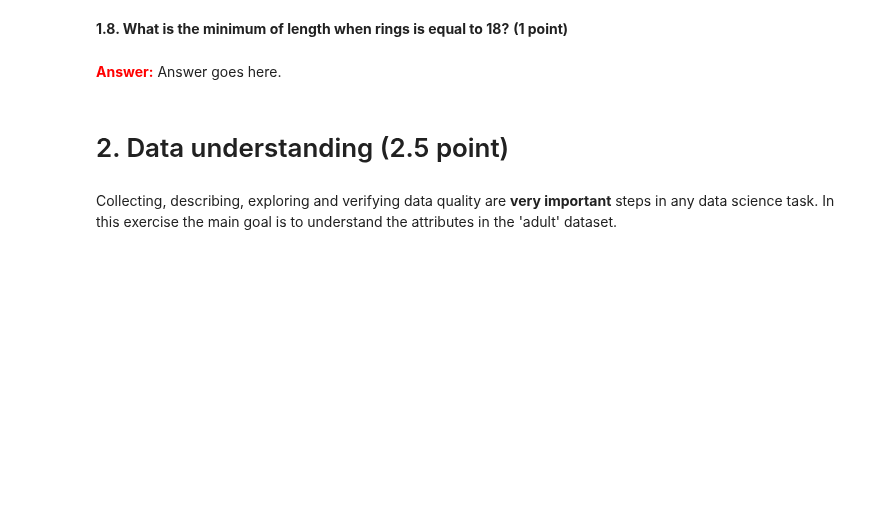
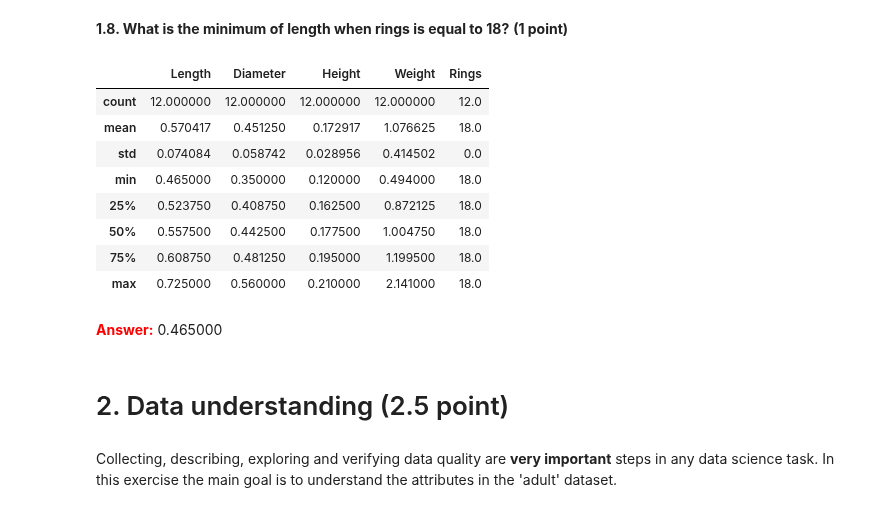
Before and after one commit to enliktjioe/bda2020, a Jupyter notebook: HW1/Homework_01.ipynb, the cells around one changed output. Drawn from its saved outputs; the diff is of its cells as text; code cells hidden in the pictures; blank space fills up the shorter version.

```diff
--- a/HW1/Homework_01.ipynb
+++ b/HW1/Homework_01.ipynb
@@ -114,5 +132,18 @@ data.describe()
+# %%
+# TODO
+data[data['Rings'] == 18].describe()
+# %% [output]
+|  | Length | Diameter | Height | Weight | Rings |
+| count | 12.000000 | 12.000000 | 12.000000 | 12.000000 | 12.0 |
+| mean | 0.570417 | 0.451250 | 0.172917 | 1.076625 | 18.0 |
+| std | 0.074084 | 0.058742 | 0.028956 | 0.414502 | 0.0 |
+| min | 0.465000 | 0.350000 | 0.120000 | 0.494000 | 18.0 |
+| 25% | 0.523750 | 0.408750 | 0.162500 | 0.872125 | 18.0 |
+| 50% | 0.557500 | 0.442500 | 0.177500 | 1.004750 | 18.0 |
+| 75% | 0.608750 | 0.481250 | 0.195000 | 1.199500 | 18.0 |
+| max | 0.725000 | 0.560000 | 0.210000 | 2.141000 | 18.0 |
 # %% [markdown]
-**<font color='red'>Answer:</font>** Answer goes here.
+**<font color='red'>Answer:</font>** 0.465000
 # %% [markdown]
 # 2.  Data understanding (2.5 point)
 # %% [markdown]
```
Also changed, not shown: parts of 14 cells of this notebook.
